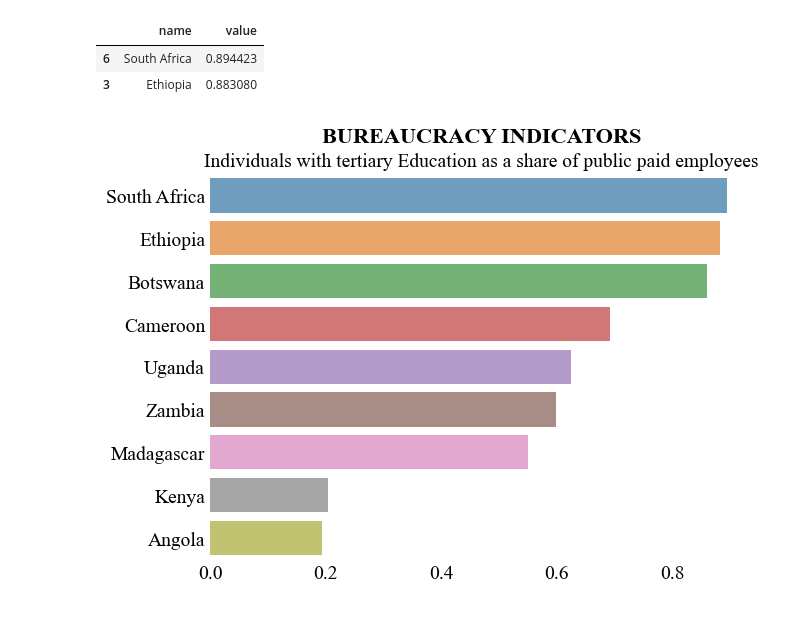
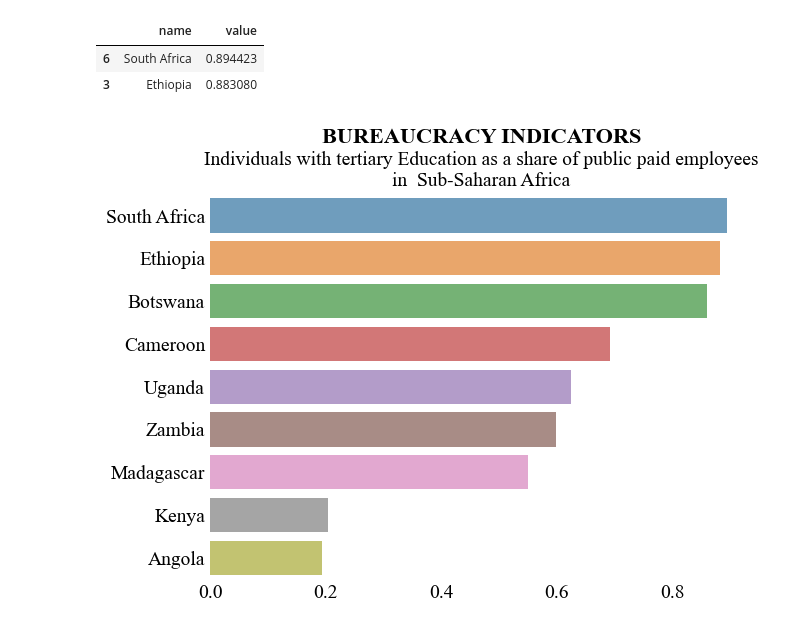
Before and after one commit to birusod/Projects2024, a Jupyter notebook: PyDocs/W18_WWBI/w18_bureaucraty_indic.ipynb, the cells around one changed output. Drawn from its saved outputs; the diff is of its cells as text; code cells hidden in the pictures.

```diff
--- a/PyDocs/W18_WWBI/w18_bureaucraty_indic.ipynb
+++ b/PyDocs/W18_WWBI/w18_bureaucraty_indic.ipynb
@@ -130,27 +130,27 @@ dat.head(2)
 # %%
 
 fig, ax = plt.subplots(figsize=(7,5))
 
 sns.barplot(dat, x = 'value',   y = 'name', hue = 'name', alpha  =.7)
 
-ax.text(x=0.5, y=1.07, s='BUREAUCRACY INDICATORS', fontsize=16, weight='bold', ha='center', va='bottom', transform=ax.transAxes)
+ax.text(x=0.5, y=1.12, s='BUREAUCRACY INDICATORS', fontsize=16, weight='bold', ha='center', va='bottom', transform=ax.transAxes)
 #ax.axes.set_title("BUREAUCRACY INDICATORS",fontsize=16)
-ax.axes.set_title("Individuals with tertiary Education as a share of public paid employees",fontsize=14)
+ax.axes.set_title("Individuals with tertiary Education as a share of public paid employees\nin  Sub-Saharan Africa",fontsize=14)
 #ax.set_xlabel("Individuals with tertiary Education as a share of\npublic paid employees",fontsize=12)
 ax.set_ylabel(""), ax.set_xlabel("")
 ax.set_facecolor('1')
 ax.tick_params(labelsize=14, length=0)
 
 [spine.set_visible(False) for spine in ax.spines.values()]
 
 #ax.text(x=0.5, y=1.05, s='text text', fontsize=8, alpha=0.75, ha='center', va='bottom', transform=ax.transAxes)
 #p.grid(True, axis='x', color='white')
 #p.set_axisbelow(True)
 
 
 plt.show()
 # %% [output]
-[figure, old version]
+[figure, new version]
 # %%
 nice_axes(p)
 plt.show()
```
Also changed, not shown: 2 other files.
